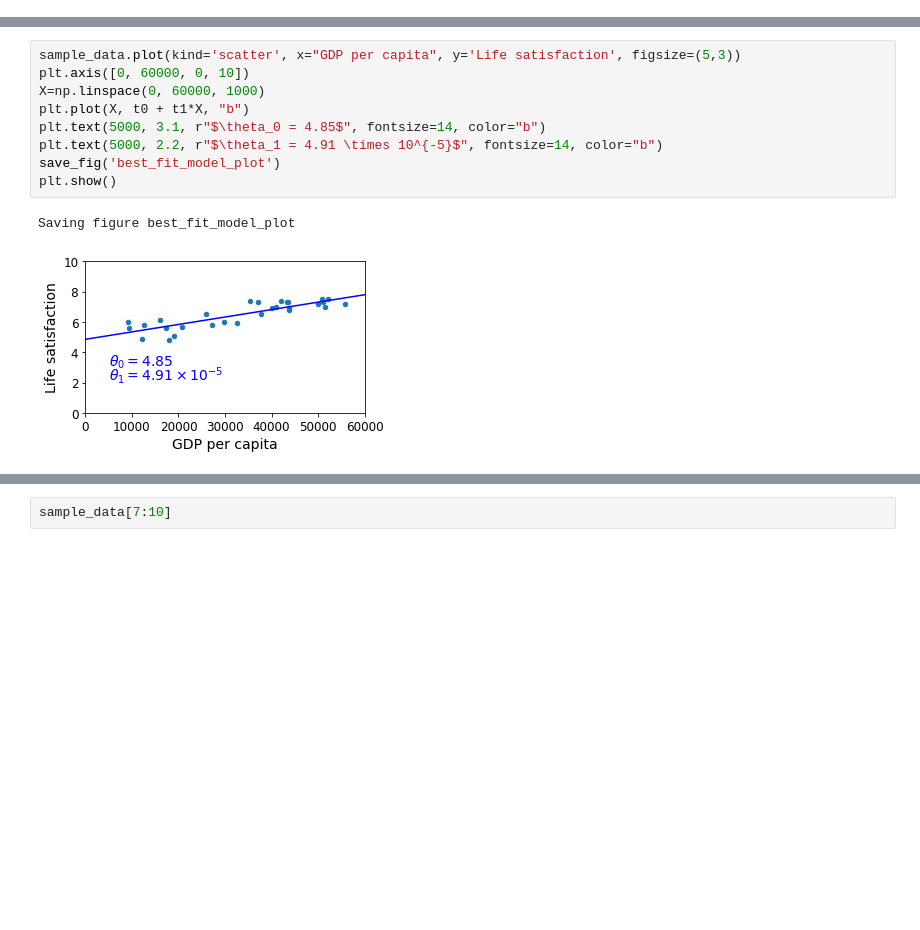
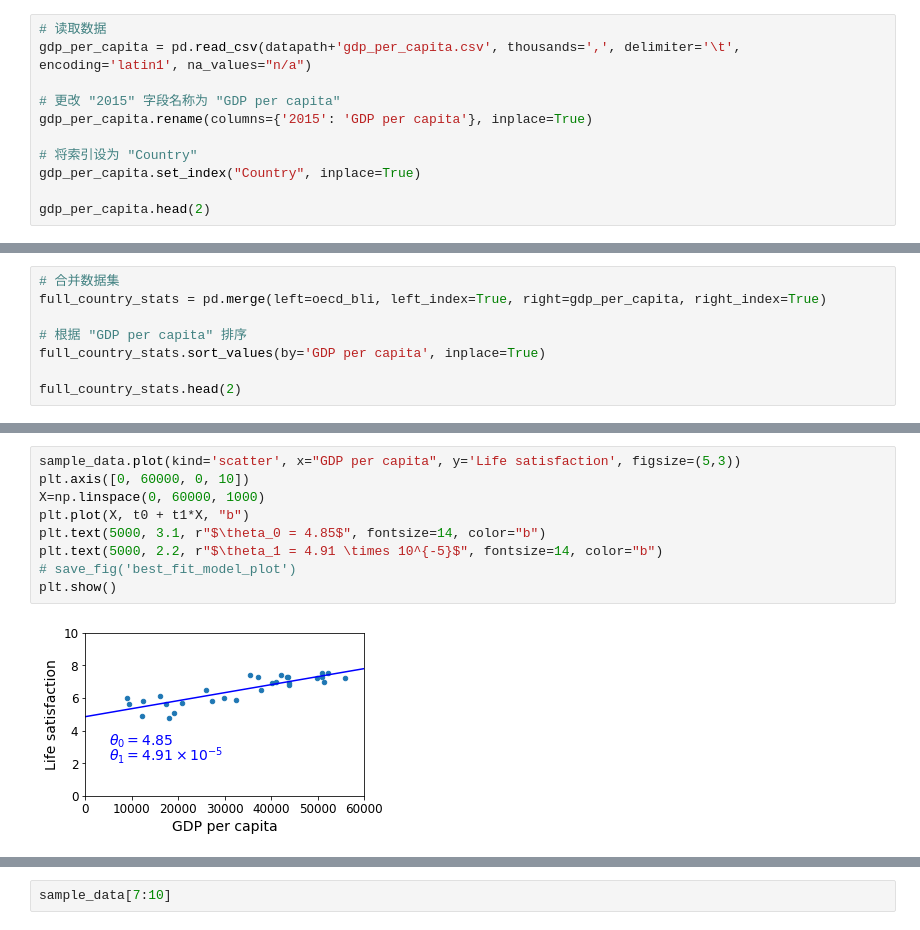
Before and after one commit to husky520/handson-ml, a Jupyter notebook: 01_the_machine_learning_landscape.ipynb, the cells around one changed output, grey strips where cells are left out. Cells and saved outputs as stored; diff of their text form; blank space fills up the shorter version.

```diff
--- a/01_the_machine_learning_landscape.ipynb
+++ b/01_the_machine_learning_landscape.ipynb
@@ -229,0 +148,11 @@ Saving figure tweaking_model_params_plot
+# %%
+# 读取数据
+gdp_per_capita = pd.read_csv(datapath+'gdp_per_capita.csv', thousands=',', delimiter='\t', encoding='latin1', na_values="n/a")
+
+# 更改 "2015" 字段名称为 "GDP per capita"
+gdp_per_capita.rename(columns={'2015': 'GDP per capita'}, inplace=True)
+
+# 将索引设为 "Country"
+gdp_per_capita.set_index("Country", inplace=True)
+
+gdp_per_capita.head(2)
@@ -229,0 +164,8 @@ Saving figure tweaking_model_params_plot
+# %%
+# 合并数据集
+full_country_stats = pd.merge(left=oecd_bli, left_index=True, right=gdp_per_capita, right_index=True)
+
+# 根据 "GDP per capita" 排序
+full_country_stats.sort_values(by='GDP per capita', inplace=True)
+
+full_country_stats.head(2)
@@ -240,15 +294,14 @@ t0, t1
 # %%
 sample_data.plot(kind='scatter', x="GDP per capita", y='Life satisfaction', figsize=(5,3))
 plt.axis([0, 60000, 0, 10])
 X=np.linspace(0, 60000, 1000)
 plt.plot(X, t0 + t1*X, "b")
 plt.text(5000, 3.1, r"$\theta_0 = 4.85$", fontsize=14, color="b")
 plt.text(5000, 2.2, r"$\theta_1 = 4.91 \times 10^{-5}$", fontsize=14, color="b")
-save_fig('best_fit_model_plot')
+# save_fig('best_fit_model_plot')
 plt.show()
 # %% [output]
-Saving figure best_fit_model_plot
-[figure, old version]
+[figure, new version]
 # %%
 cyprus_gdp_per_capita = gdp_per_capita.loc["Cyprus"]["GDP per capita"]
 print(cyprus_gdp_per_capita)
```
Also changed, not shown: parts of 59 cells of this notebook.
